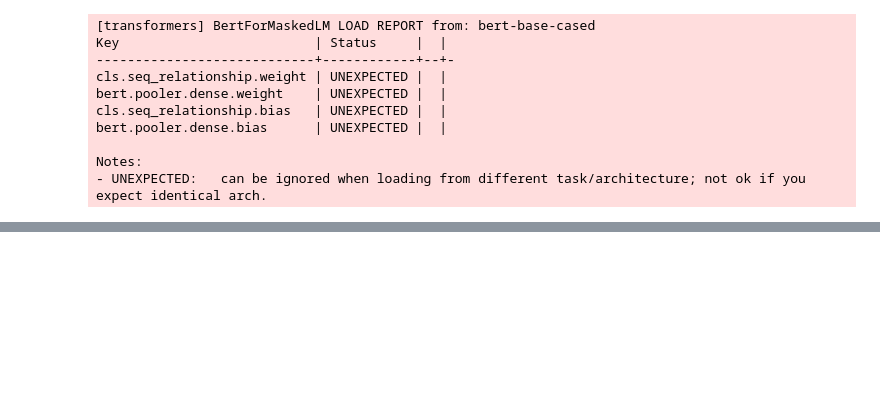
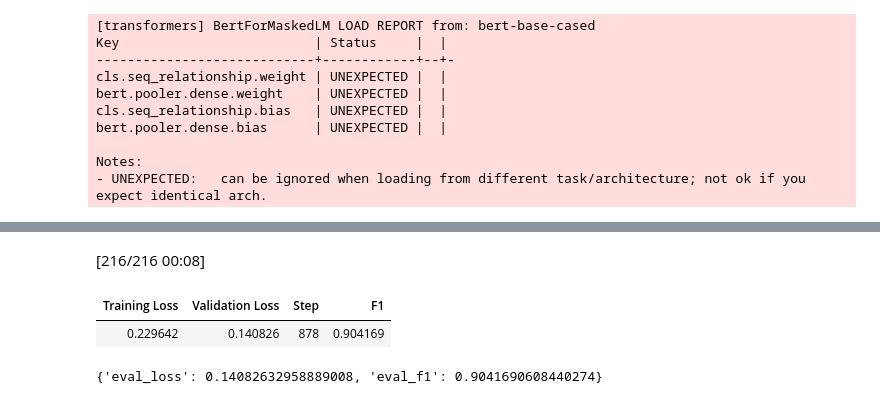
Before and after one commit to satyamvishwakarma-dev/Hands_on_LLM, a Jupyter notebook: chapter11/ch11.ipynb, the cells around one changed output, grey strips where cells are left out. Saved outputs shown, nothing was run; the diff lists cells and outputs as text; code cells hidden in the pictures; blank space fills up the shorter version.

```diff
--- a/chapter11/ch11.ipynb
+++ b/chapter11/ch11.ipynb
@@ -538,0 +621,7 @@ model.save_pretrained("mlm")
+# %%
+label2id = {
+    'O': 0, 'B-PER': 1, 'I-PER': 2, 'B-ORG': 3, 'I-ORG': 4,
+    'B-LOC': 5, 'I-LOC': 6, 'B-MISC': 7, 'I-MISC': 8
+}
+id2label = {index: label for label, index in label2id.items()}
+label2id
@@ -538,0 +670,5 @@ model.save_pretrained("mlm")
+# %%
+# Split individual tokens into sub-tokens
+token_ids = tokenizer(example["tokens"], is_split_into_words=True)["input_ids"]
+sub_tokens = tokenizer.convert_ids_to_tokens(token_ids)
+sub_tokens
@@ -538,0 +762,29 @@ model.save_pretrained("mlm")
+# %%
+from transformers import DataCollatorForTokenClassification
+
+# Token-classification Data Collator
+data_collator = DataCollatorForTokenClassification(tokenizer=tokenizer)
+# %%
+# Training arguments for parameter tuning
+training_args = TrainingArguments(
+   "model",
+   learning_rate=2e-5,
+   per_device_train_batch_size=16,
+   per_device_eval_batch_size=16,
+   num_train_epochs=1,
+   weight_decay=0.01,
+   save_strategy="epoch",
+   report_to="none"
+)
+
+# Initialize Trainer
+trainer = Trainer(
+    model=model,
+    args=training_args,
+    train_dataset=tokenized["train"],
+    eval_dataset=tokenized["test"],
+    # tokenizer=tokenizer,
+    data_collator=data_collator,
+    compute_metrics=compute_metrics,
+)
+trainer.train()
@@ -538,0 +796,8 @@ model.save_pretrained("mlm")
+# %%
+# Evaluate the model on our test data
+trainer.evaluate()
+# %% [output]
+[216/216 00:08]
+| Training Loss | Validation Loss | Step | F1 |
+| 0.229642 | 0.140826 | 878 | 0.904169 |
+{'eval_loss': 0.14082632958889008, 'eval_f1': 0.9041690608440274}
```
Also changed, not shown: parts of 15 cells of this notebook.
